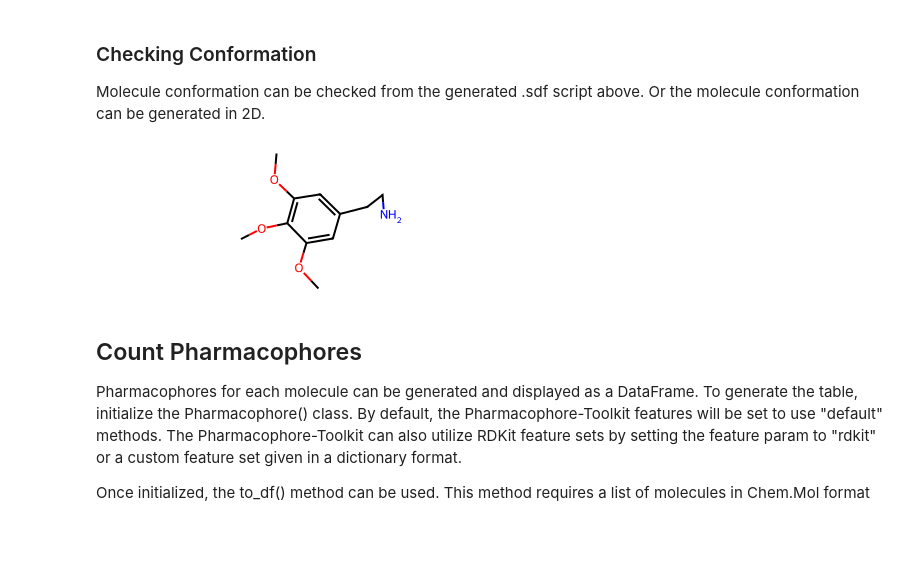
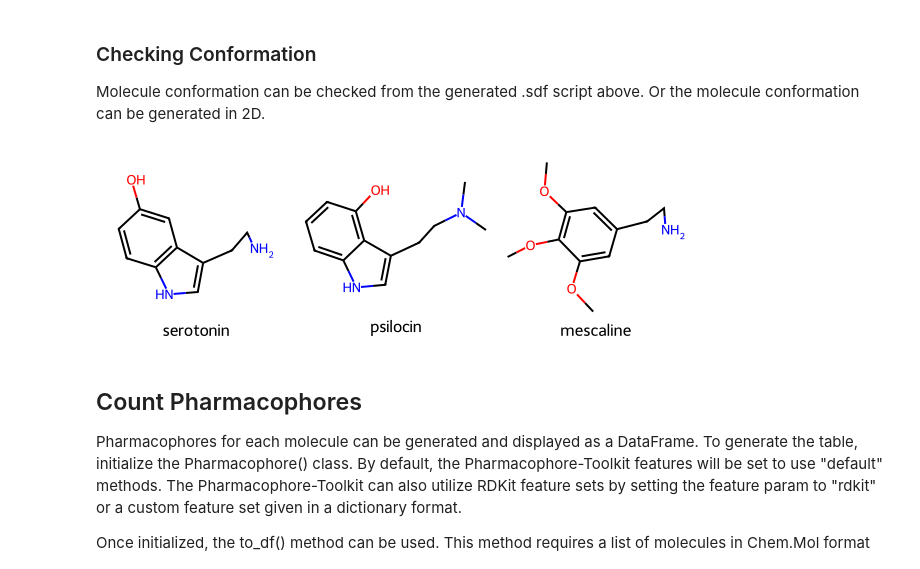
Before and after one commit to tlint101/pharmacophore-toolkit, a Jupyter notebook: tutorials/01-pharmacophore_tutorial.ipynb, the cells around one changed output. Cells and saved outputs as stored; diff of their text form; code cells hidden in the pictures; blank space fills up the shorter version.

```diff
--- a/tutorials/01-pharmacophore_tutorial.ipynb
+++ b/tutorials/01-pharmacophore_tutorial.ipynb
@@ -59,9 +59,9 @@ for mol, name in zip(mols, mol_name):
 Molecule conformation can be checked from the generated .sdf script above. Or the molecule conformation can be generated in 2D.
 # %%
 mols_noH = [Chem.RemoveHs(m) for m in mols]  # remove hydrogens for clarity.
-mols_noH[2]
+MolsToGridImage(mols=mols_noH, legends=mol_name)
 # %% [output]
-[figure, old version]
+[figure, new version]
 # %% [markdown]
 ## Count Pharmacophores
 Pharmacophores for each molecule can be generated and displayed as a DataFrame. To generate the table, initialize the Pharmacophore() class. By default, the Pharmacophore-Toolkit features will be set to use "default" methods. The Pharmacophore-Toolkit can also utilize RDKit feature sets by setting the feature param to "rdkit" or a custom feature set given in a dictionary format.
```
Also changed, not shown: parts of 2 cells of this notebook.
